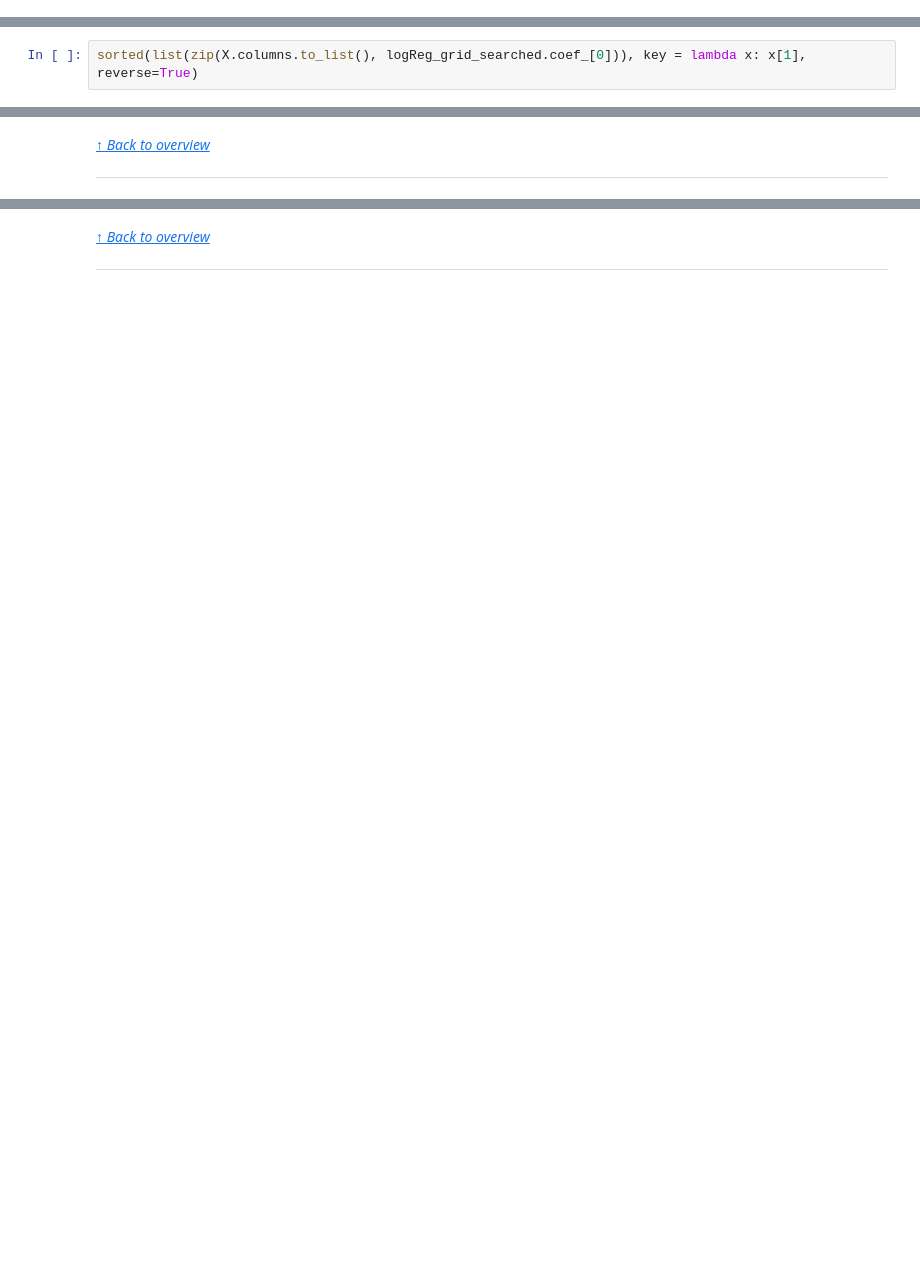
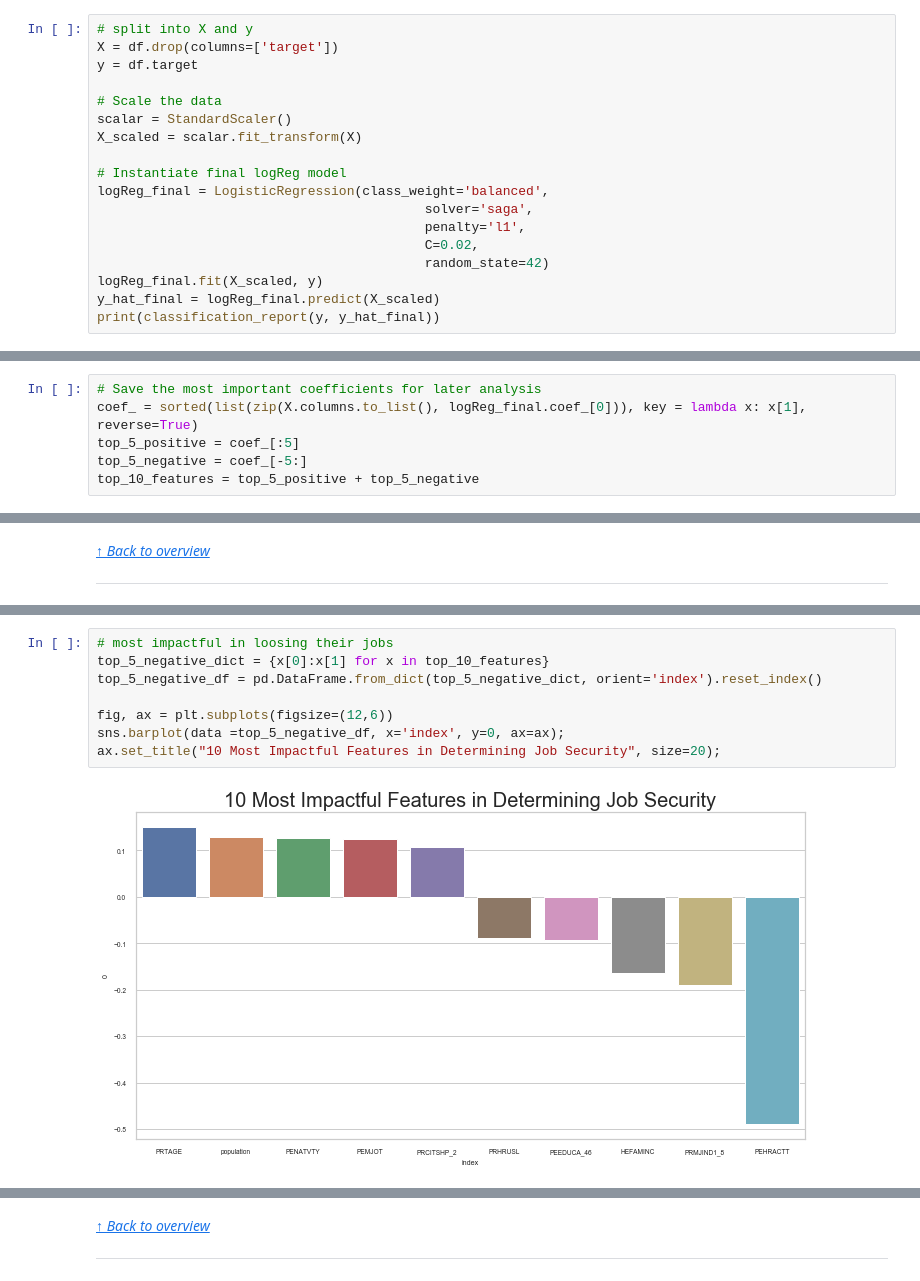
Before and after one commit to danvalen1/Corona-Employment, a Jupyter notebook: Project_Walkthrough.ipynb, the cells around one changed output, grey strips where cells are left out. Drawn from its saved outputs; the diff is of its cells as text; blank space fills up the shorter version.

```diff
--- a/Project_Walkthrough.ipynb
+++ b/Project_Walkthrough.ipynb
@@ -375,0 +378,18 @@ weighted avg       0.89      0.73      0.79       976
+# %%
+# split into X and y
+X = df.drop(columns=['target'])
+y = df.target
+
+# Scale the data
+scalar = StandardScaler()
+X_scaled = scalar.fit_transform(X)
+
+# Instantiate final logReg model
+logReg_final = LogisticRegression(class_weight='balanced',
+                                          solver='saga',
+                                          penalty='l1',
+                                          C=0.02,
+                                          random_state=42)
+logReg_final.fit(X_scaled, y)
+y_hat_final = logReg_final.predict(X_scaled)
+print(classification_report(y, y_hat_final))
@@ -376,2 +405,6 @@ weighted avg       0.89      0.73      0.79       976
 # %%
-sorted(list(zip(X.columns.to_list(), logReg_grid_searched.coef_[0])), key = lambda x: x[1], reverse=True)
+# Save the most important coefficients for later analysis
+coef_ = sorted(list(zip(X.columns.to_list(), logReg_final.coef_[0])), key = lambda x: x[1], reverse=True)
+top_5_positive = coef_[:5]
+top_5_negative = coef_[-5:]
+top_10_features = top_5_positive + top_5_negative
@@ -401,0 +421,10 @@ sorted(list(zip(X.columns.to_list(), logReg_grid_searched.coef_[0])), key = lamb
+# %%
+# most impactful in loosing their jobs
+top_5_negative_dict = {x[0]:x[1] for x in top_10_features}
+top_5_negative_df = pd.DataFrame.from_dict(top_5_negative_dict, orient='index').reset_index()
+
+fig, ax = plt.subplots(figsize=(12,6))
+sns.barplot(data =top_5_negative_df, x='index', y=0, ax=ax);
+ax.set_title("10 Most Impactful Features in Determining Job Security", size=20);
+# %% [output]
+[figure, added]
```
Also changed, not shown: parts of 9 cells of this notebook.
